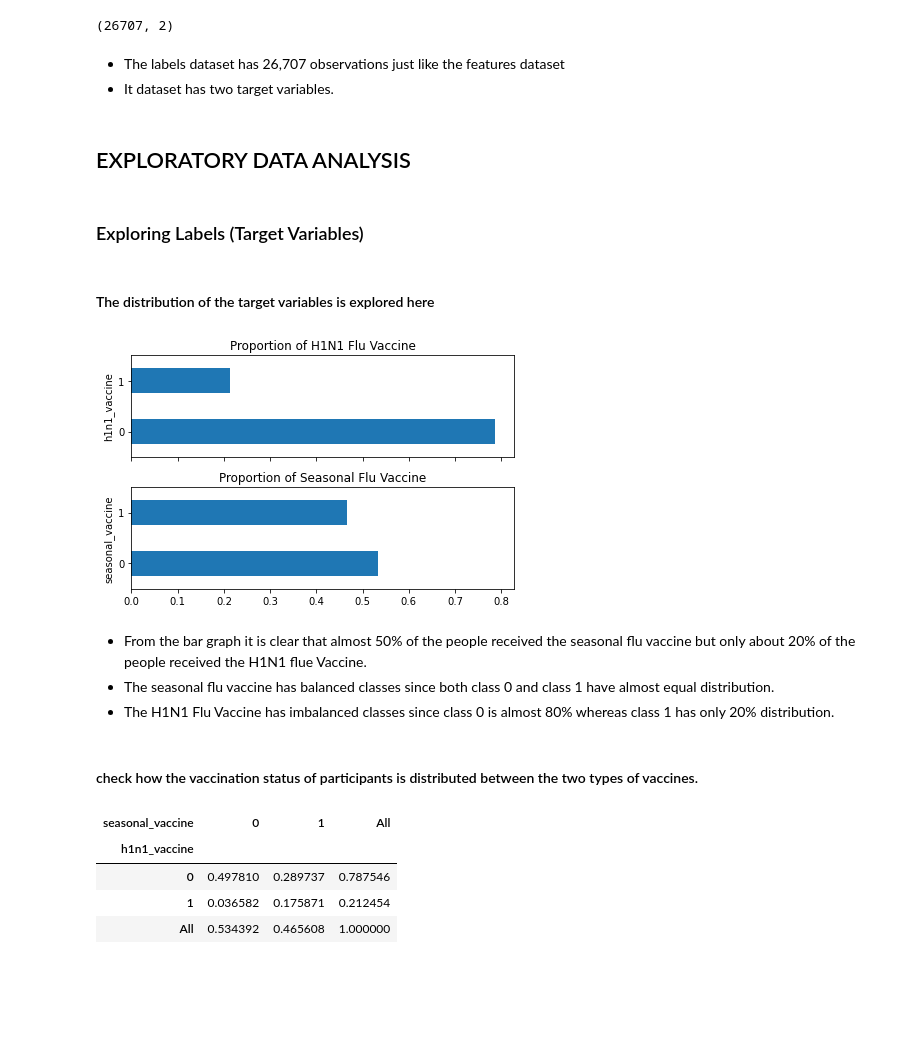
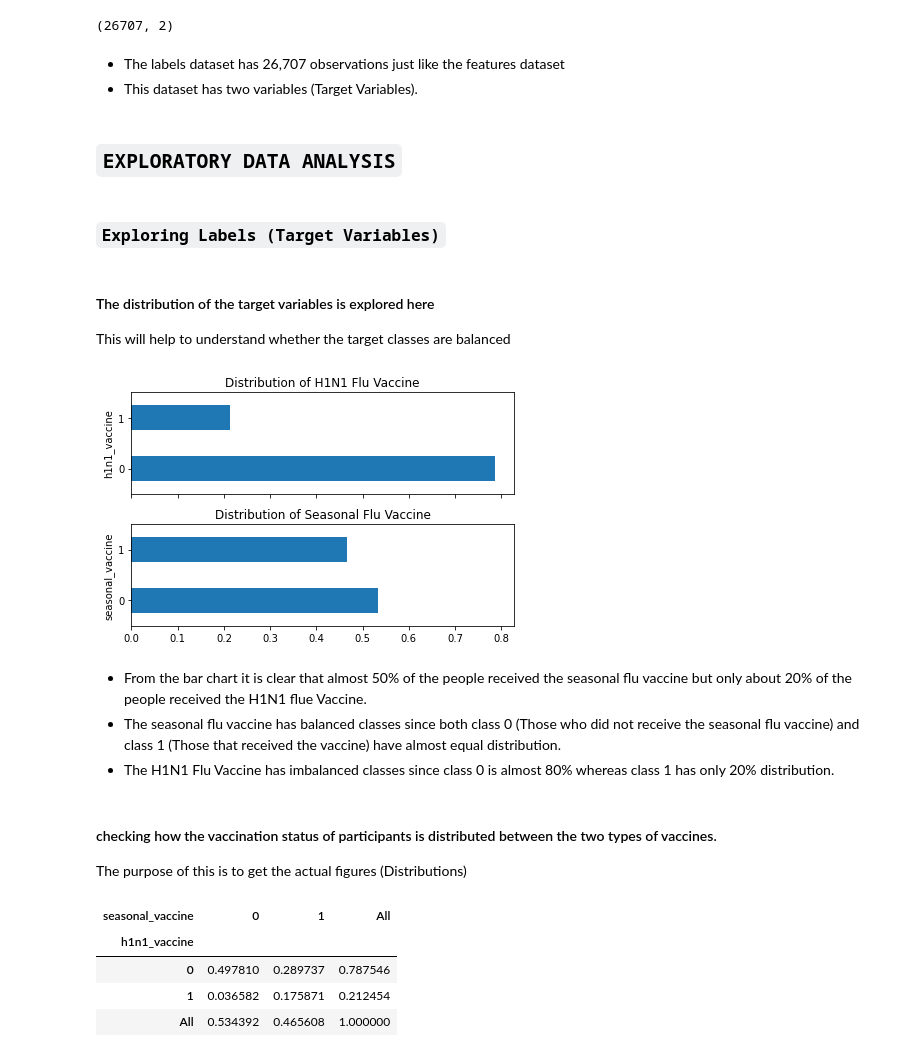
Before and after one commit to Pamela-Chebii/Predicting_H1N1_-_Seasonal_Flue_Vaccines, a Jupyter notebook: index.ipynb, the cells around one changed output. Drawn from its saved outputs; the diff is of its cells as text; code cells hidden in the pictures; blank space fills up the shorter version.

```diff
--- a/index.ipynb
+++ b/index.ipynb
@@ -171,40 +183,44 @@ labels_df.shape
 (26707, 2)
 # %% [markdown]
 - The labels dataset has 26,707 observations just like the features dataset
-- It dataset has two target variables.
+- This dataset has two variables (Target Variables).
 # %% [markdown]
-## EXPLORATORY DATA ANALYSIS
+## **`EXPLORATORY DATA ANALYSIS`**
 # %%
 #import files for exploration
 import matplotlib.pyplot as plt
 %matplotlib inline
 import seaborn as sns
 # %% [markdown]
-### Exploring Labels (Target Variables)
+### **`Exploring Labels (Target Variables)`**
 # %% [markdown]
 #### The distribution of the target variables is explored here
+
+This will help to understand whether the target classes are balanced
 # %%
 fig, ax = plt.subplots(2, 1, sharex=True)
 
 total_obs = labels_df.shape[0]
 
-labels_df['h1n1_vaccine'].value_counts().div(total_obs).plot.barh(title="Proportion of H1N1 Flu Vaccine", ax=ax[0])
+labels_df['h1n1_vaccine'].value_counts().div(total_obs).plot.barh(title="Distribution of H1N1 Flu Vaccine", ax=ax[0])
 
 ax[0].set_ylabel("h1n1_vaccine")
 
-labels_df['seasonal_vaccine'].value_counts().div(total_obs).plot.barh(title="Proportion of Seasonal Flu Vaccine", ax=ax[1])
+labels_df['seasonal_vaccine'].value_counts().div(total_obs).plot.barh(title="Distribution of Seasonal Flu Vaccine", ax=ax[1])
 
 ax[1].set_ylabel("seasonal_vaccine")
 
 fig.tight_layout()
 # %% [output]
-[figure, old version]
+[figure, new version]
 # %% [markdown]
-- From the bar graph it is clear that almost 50% of the people received the seasonal flu vaccine but only about 20% of the people received the H1N1 flue Vaccine.
-- The seasonal flu vaccine has balanced classes since both class 0 and class 1 have almost equal distribution.
+- From the bar chart it is clear that almost 50% of the people received the seasonal flu vaccine but only about 20% of the people received the H1N1 flue Vaccine.
+- The seasonal flu vaccine has balanced classes since both class 0 (Those who did not receive the seasonal flu vaccine) and class 1 (Those that received the vaccine) have almost equal distribution.
 - The H1N1 Flu Vaccine has imbalanced classes since class 0 is almost 80% whereas class 1 has only 20% distribution.
 # %% [markdown]
-#### check how the vaccination status of participants is distributed between the two types of vaccines.
+#### checking how the vaccination status of participants is distributed between the two types of vaccines.
+
+The purpose of this is to get the actual figures (Distributions)
 # %%
 pd.crosstab(labels_df["h1n1_vaccine"], labels_df["seasonal_vaccine"], margins=True, normalize=True)
 # %% [output]
```
Also changed, not shown: parts of 44 cells of this notebook.
